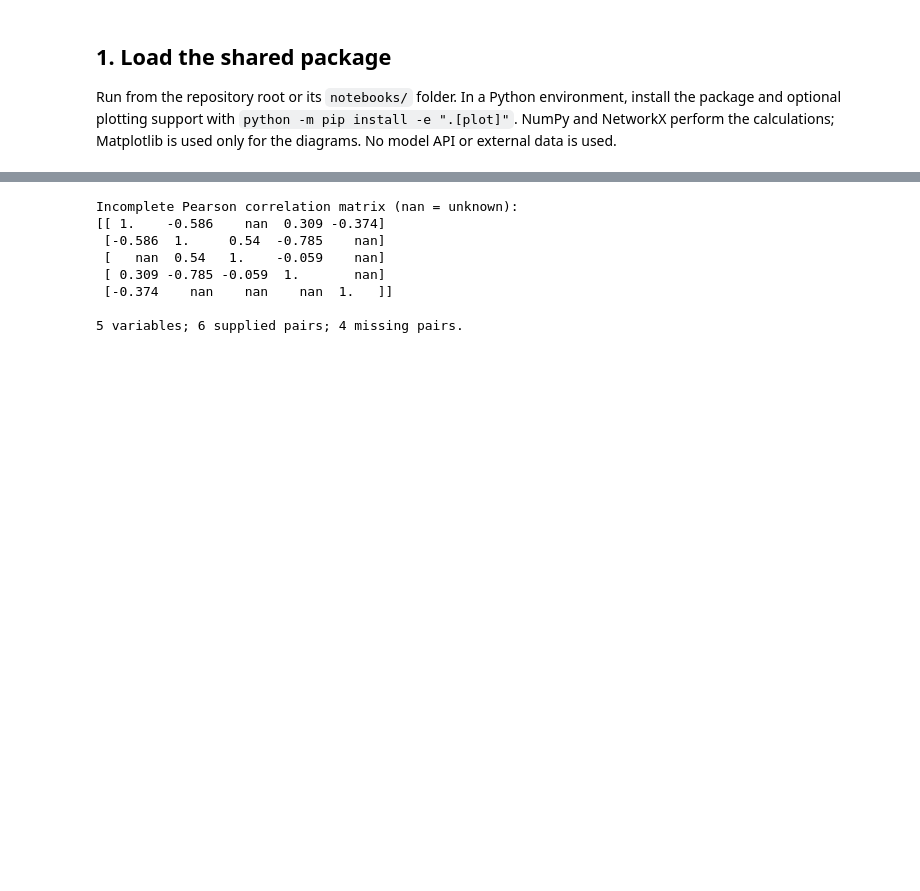
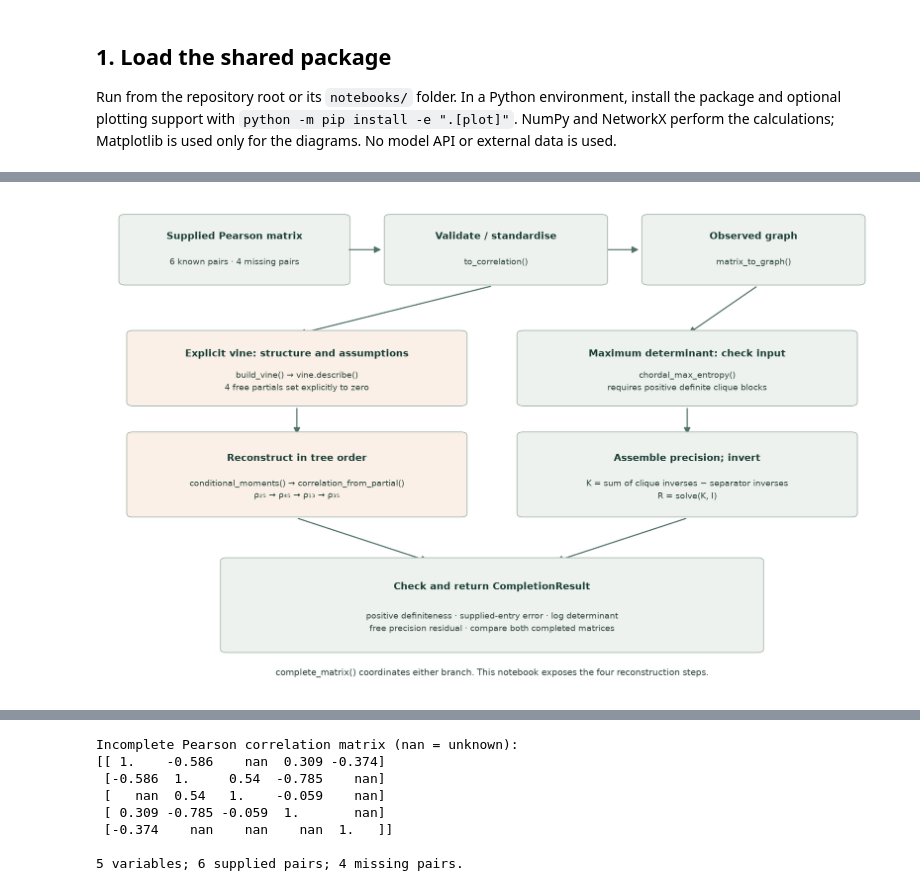
Before and after one commit to Xinbin1011/vine-matrix-completion, a Jupyter notebook: notebooks/GIRO_2026_matrix_completion.ipynb, the cells around one changed output, grey strips where cells are left out. Drawn from its saved outputs; the diff is of its cells as text; code cells hidden in the pictures; blank space fills up the shorter version.

```diff
--- a/notebooks/GIRO_2026_matrix_completion.ipynb
+++ b/notebooks/GIRO_2026_matrix_completion.ipynb
@@ -56,0 +60,41 @@ The original full-precision covariance example is separate, at the end.
+# %%
+from matplotlib.patches import FancyBboxPatch, FancyArrowPatch
+
+def workflow_box(ax, x, y, width, height, title, detail, colour="#edf2ee"):
+    """Draw a labelled box only; no matrix calculation."""
+    ax.add_patch(FancyBboxPatch((x,y),width,height,boxstyle="round,pad=0.008",
+                               facecolor=colour,edgecolor="#aab9af",linewidth=1.1))
+    ax.text(x+width/2,y+height*.71,title,ha="center",va="center",fontsize=12,
+            weight="bold",color="#193c35")
+    ax.text(x+width/2,y+height*.30,detail,ha="center",va="center",fontsize=10.5,
+            color="#30463d",linespacing=1.5)
+
+def workflow_arrow(ax, start, end, colour="#517269"):
+    """Draw a process arrow only; the code cells determine execution order."""
+    ax.add_patch(FancyArrowPatch(start,end,arrowstyle="-|>",mutation_scale=17,
+                                 linewidth=1.5,color=colour))
+
+fig,ax=plt.subplots(figsize=(14,8.8))
+ax.set(xlim=(0,1),ylim=(0,1)); ax.axis("off")
+workflow_box(ax,.03,.84,.28,.13,"Supplied Pearson matrix","6 known pairs · 4 missing pairs")
+workflow_box(ax,.37,.84,.27,.13,"Validate / standardise","to_correlation()")
+workflow_box(ax,.70,.84,.27,.13,"Observed graph","matrix_to_graph()")
+workflow_arrow(ax,(.315,.905),(.36,.905)); workflow_arrow(ax,(.647,.905),(.69,.905))
+workflow_arrow(ax,(.50,.83),(.25,.73)); workflow_arrow(ax,(.84,.83),(.75,.73))
+workflow_box(ax,.04,.59,.42,.14,"Explicit vine: structure and assumptions",
+             "build_vine() → vine.describe()\n4 free partials set explicitly to zero", "#faf0e7")
+workflow_box(ax,.54,.59,.42,.14,"Maximum determinant: check input",
+             "chordal_max_entropy()\nrequires positive definite clique blocks")
+workflow_arrow(ax,(.25,.58),(.25,.52)); workflow_arrow(ax,(.75,.58),(.75,.52))
+workflow_box(ax,.04,.36,.42,.16,"Reconstruct in tree order",
+             "conditional_moments() → correlation_from_partial()\nρ₂₅ → ρ₄₅ → ρ₁₃ → ρ₃₅", "#faf0e7")
+workflow_box(ax,.54,.36,.42,.16,"Assemble precision; invert",
+             "K = sum of clique inverses − separator inverses\nR = solve(K, I)")
+workflow_arrow(ax,(.25,.35),(.42,.26)); workflow_arrow(ax,(.75,.35),(.58,.26))
+workflow_box(ax,.16,.08,.68,.18,"Check and return CompletionResult",
+             "positive definiteness · supplied-entry error · log determinant\nfree precision residual · compare both completed matrices")
+ax.text(.5,.025,"complete_matrix() coordinates either branch. This notebook exposes the four reconstruction steps.",
+        ha="center",fontsize=11,color="#30463d")
+fig.tight_layout(); plt.show()
+# %% [output]
+[figure, added]
```
Also changed, not shown: parts of 35 cells of this notebook, 10 other files.
